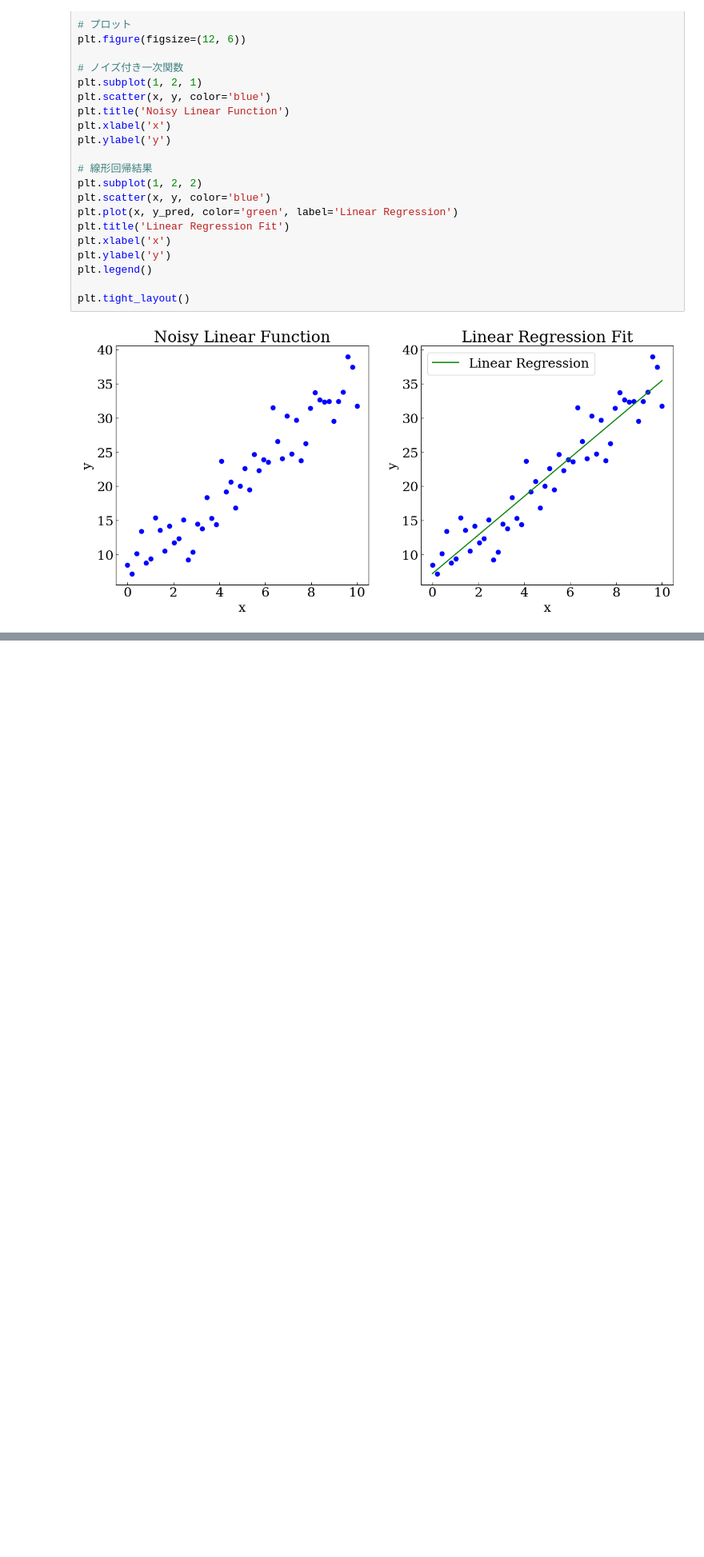
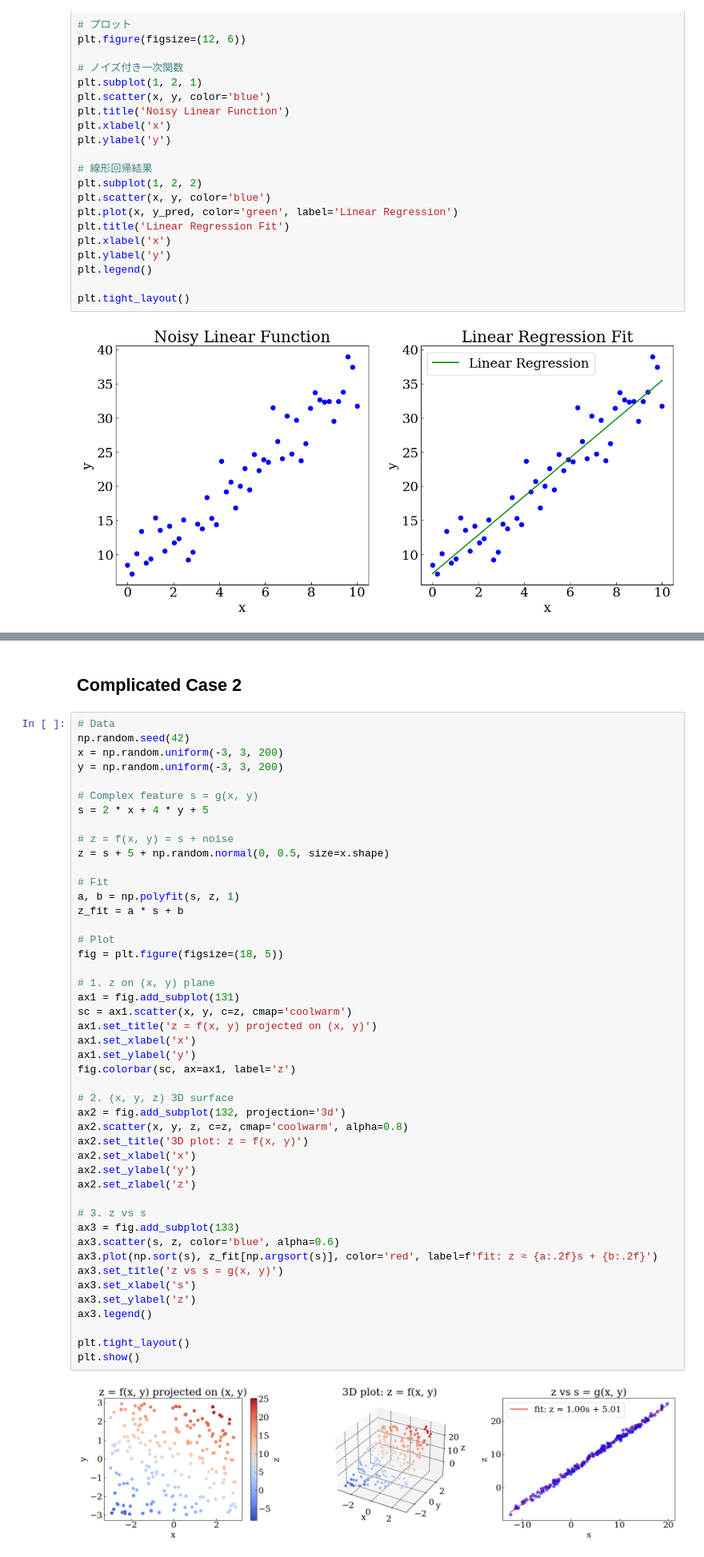
Before and after one commit to onishiryo/CFDlecture, a Jupyter notebook: linear_regression_and_nonlinear_regression.ipynb, the cells around one changed output, grey strips where cells are left out. Shown at 80% size. Cells and saved outputs as stored; diff of their text form; blank space fills up the shorter version.

```diff
--- a/linear_regression_and_nonlinear_regression.ipynb
+++ b/linear_regression_and_nonlinear_regression.ipynb
@@ -96,0 +100,50 @@ plt.show()
+# %% [markdown]
+## Complicated Case 2
+# %%
+# Data
+np.random.seed(42)
+x = np.random.uniform(-3, 3, 200)
+y = np.random.uniform(-3, 3, 200)
+
+# Complex feature s = g(x, y)
+s = 2 * x + 4 * y + 5
+
+# z = f(x, y) = s + noise
+z = s + 5 + np.random.normal(0, 0.5, size=x.shape)
+
+# Fit
+a, b = np.polyfit(s, z, 1)
+z_fit = a * s + b
+
+# Plot
+fig = plt.figure(figsize=(18, 5))
+
+# 1. z on (x, y) plane
+ax1 = fig.add_subplot(131)
+sc = ax1.scatter(x, y, c=z, cmap='coolwarm')
+ax1.set_title('z = f(x, y) projected on (x, y)')
+ax1.set_xlabel('x')
+ax1.set_ylabel('y')
+fig.colorbar(sc, ax=ax1, label='z')
+
+# 2. (x, y, z) 3D surface
+ax2 = fig.add_subplot(132, projection='3d')
+ax2.scatter(x, y, z, c=z, cmap='coolwarm', alpha=0.8)
+ax2.set_title('3D plot: z = f(x, y)')
+ax2.set_xlabel('x')
+ax2.set_ylabel('y')
+ax2.set_zlabel('z')
+
+# 3. z vs s
+ax3 = fig.add_subplot(133)
+ax3.scatter(s, z, color='blue', alpha=0.6)
+ax3.plot(np.sort(s), z_fit[np.argsort(s)], color='red', label=f'fit: z ≈ {a:.2f}s + {b:.2f}')
+ax3.set_title('z vs s = g(x, y)')
+ax3.set_xlabel('s')
+ax3.set_ylabel('z')
+ax3.legend()
+
+plt.tight_layout()
+plt.show()
+# %% [output]
+[figure, added]
```
Also changed, not shown: parts of 4 cells of this notebook.
